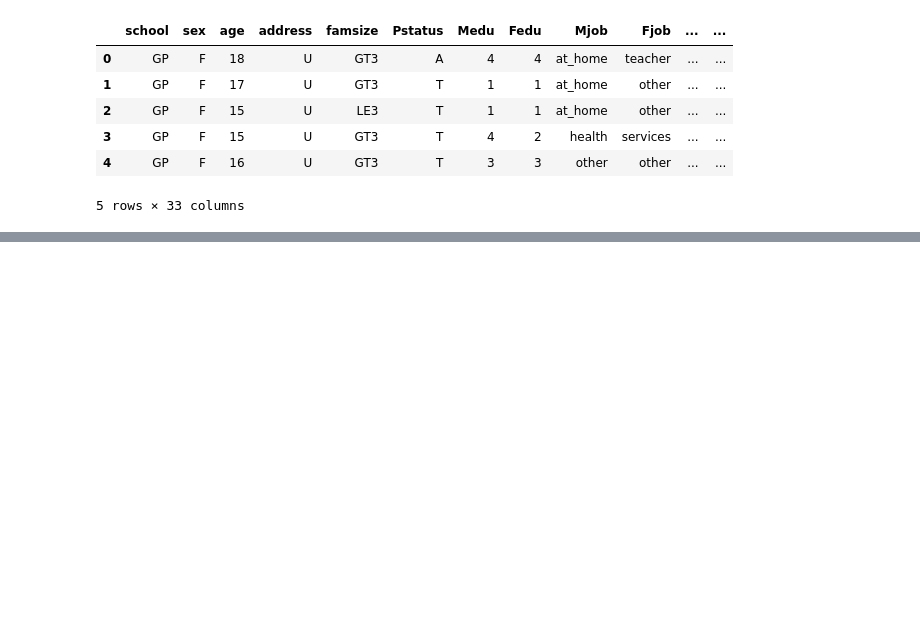
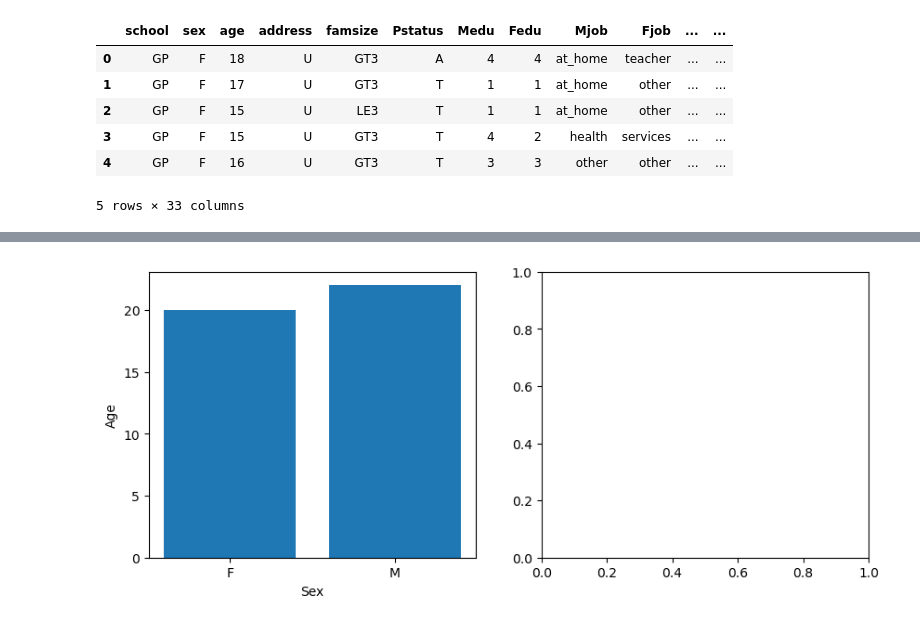
Before and after one commit to msnkr/python_projects, a Jupyter notebook: ML/student_alc_data/student_alc_data.ipynb, the cells around one changed output, grey strips where cells are left out. Cells and saved outputs as stored; diff of their text form; code cells hidden in the pictures; blank space fills up the shorter version.

```diff
--- a/ML/student_alc_data/student_alc_data.ipynb
+++ b/ML/student_alc_data/student_alc_data.ipynb
@@ -35,0 +52,6 @@ dtype: object
+# %%
+fig, (ax1, ax2) = plt.subplots(nrows=1, ncols=2, figsize=(10, 4))
+ax1.bar(df["sex"], df["age"])
+ax1.set(xlabel="Sex", ylabel="Age");
+# %% [output]
+[figure, added]
```
Also changed, not shown: parts of 4 cells of this notebook.
